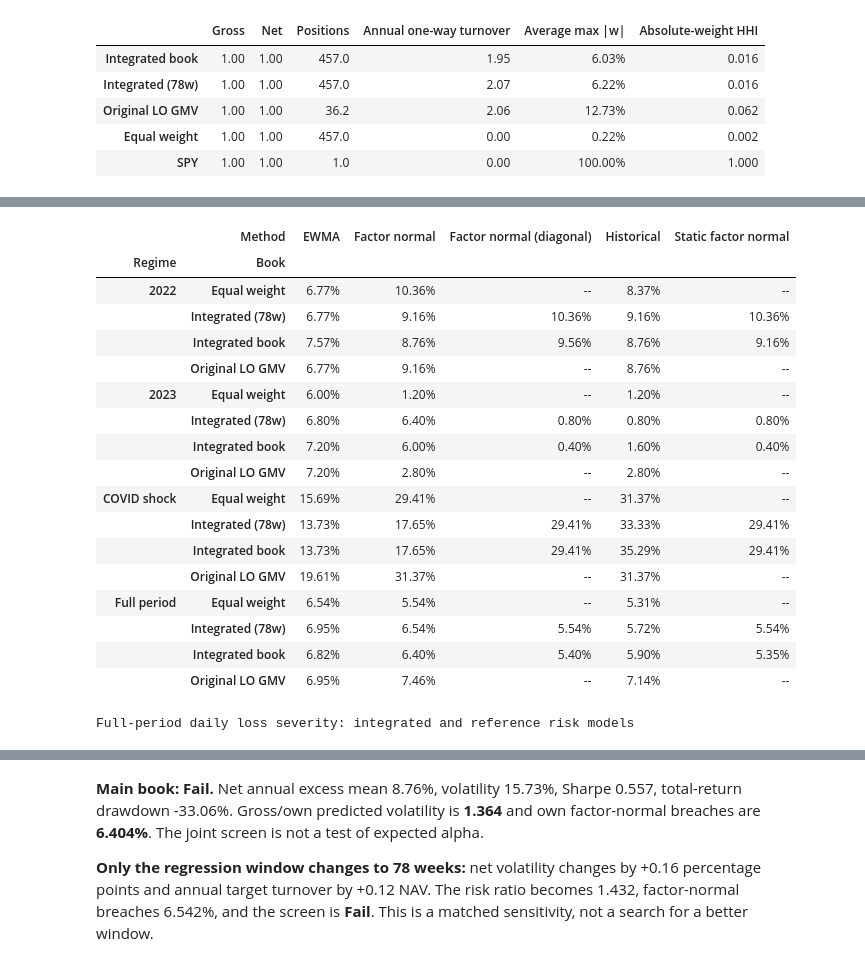
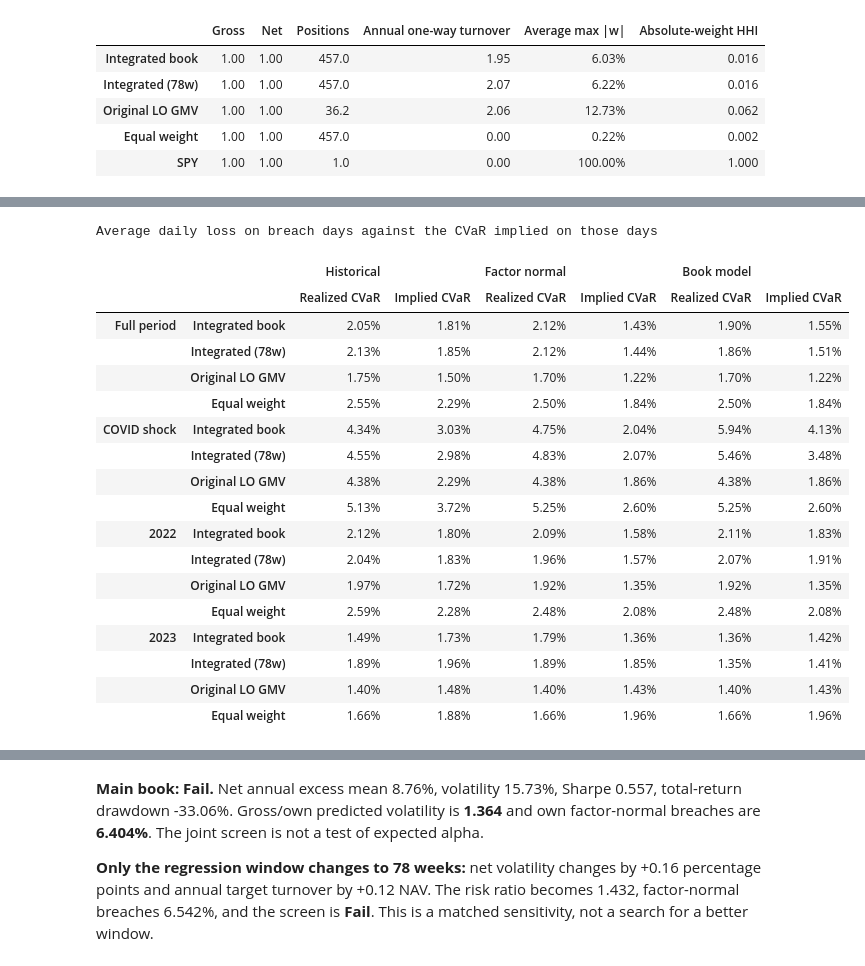
Before and after one commit to psonhoang/finm36700-hw-group-3c, a Jupyter notebook: Midterm_Project/Project_notebook.ipynb, the cells around one changed output, grey strips where cells are left out. Cells and saved outputs as stored; diff of their text form; code cells hidden in the pictures.

Commit message:
udpated section 5 and apply results to section 7

```diff
--- a/Midterm_Project/Project_notebook.ipynb
+++ b/Midterm_Project/Project_notebook.ipynb
@@ -1316,7 +1243,6 @@ def solve_sleeve(cov, mean, use_means, context):
 raw_rows = {label: [] for label in specs}
 weight_rows = {label: [] for label in specs}
 predictions = {label: [] for label in specs}
-static_predictions = {label: [] for label in specs}
 reference_predictions = {label: [] for label in specs}
 p7_models, p7_scales, optimization_audit = {}, {}, []
 for length in (104, 78):
@@ -1346,7 +1272,6 @@ for length in (104, 78):
             raw_rows[label].append(u)
             weight_rows[label].append(w)
             predictions[label].append(np.sqrt(52*w@cov@w))
-            static_predictions[label].append(np.sqrt(52*w@(systematic+resid_cov)@w))
             reference_predictions[label].append(np.sqrt(52*factor_variance(model, w[:, None])[0]))
 
 # Apply the original return, timing and target-turnover cost conventions without editing their helpers.
@@ -1355,14 +1280,13 @@ for label in specs:
     weights = pd.DataFrame(weight_rows[label], index=rebalance_dates, columns=tickers)
     raw_sleeves[label] = pd.DataFrame(raw_rows[label], index=rebalance_dates, columns=tickers)
     book = make_book(weights, predictions[label], cost_bps=COST_BPS)
-    book['static_predicted'] = pd.Series(static_predictions[label], index=rebalance_dates)
     book['reference_predicted'] = pd.Series(reference_predictions[label], index=rebalance_dates)
     final_books[label] = book
 for label in ['Equal weight', 'SPY']:
     original = books[label]
     panel = spyx.to_frame('SPY') if label == 'SPY' else rx
     book = make_book(original['weights'], original['predicted'], panel, cost_bps=COST_BPS)
-    book['static_predicted'] = book['reference_predicted'] = book['predicted'].copy()
+    book['reference_predicted'] = book['predicted'].copy()
     final_books[label] = book
 main_labels = [MAIN, SHORT, BASE, 'Equal weight', 'SPY']
 final_metrics = pd.DataFrame({label: book_metrics(book) for label, book in final_books.items()}).T
@@ -1469,29 +1396,18 @@ def details_table(frame, formats, title):
     html = frame.style.format(formats, na_rep='--').to_html()
     display(HTML(f'<details><summary><b>{title}</b></summary>{html}</details>'))
 
-# Each regime has the same realized dates for all portfolios and forecast methods.
-regime_counts = final_hit_summary.groupby('Regime', sort=False)['Days'].first().to_frame()
-regime_counts['Expected hits at 5%'] = regime_counts.Days*ALPHA
-show_table(regime_counts, {'Days': '{:.0f}', 'Expected hits at 5%': '{:.2f}'})
 daily_main = [MAIN, SHORT, BASE, 'Equal weight']
-main_hit_table = final_hit_summary[final_hit_summary.Book.isin(daily_main)].pivot(
-    index=['Regime', 'Book'], columns='Method', values='Breach rate')
-show_table(main_hit_table, '{:.2%}', 'Main book, required window test and controls: target breach rate = 5%')
-tail_columns = ['Average VaR', 'Realized CVaR', 'Forecast CVaR (hit days)', 'Forecast CVaR (all days)']
-main_tails = final_hit_summary[(final_hit_summary.Regime == 'Full period') &
-                              final_hit_summary.Book.isin([MAIN, BASE, 'Equal weight'])]
-show_table(main_tails.set_index(['Book', 'Method'])[tail_columns], '{:.2%}',
-           'Full-period daily loss severity: integrated and reference risk models')
-
-# Preserve complete regime results for the small attribution exercise without crowding the main tables.
-tail_formats = {column: '{:.2%}' for column in ['Breach rate'] + tail_columns}
-tail_formats.update({'Days': '{:.0f}', 'Hits': '{:.0f}', 'IID interval low': '{:.2%}', 'IID interval high': '{:.2%}'})
-for regime in regimes:
-    complete = final_hit_summary[final_hit_summary.Regime == regime].set_index(['Book', 'Method'])
-    details_table(complete[['Days', 'Hits', 'Breach rate', 'IID interval low', 'IID interval high'] + tail_columns],
-                  tail_formats, f'All stock books and tail losses: {regime}')
-display(Markdown('Expand the four tables for every component contrast and the 78-week tail results. '
-                 '`--` for a separate reference means the applicable existing method already supplies it; '
-                 'a missing conditional loss would mean no breach days, not zero tail risk. '
-                 'Wilson intervals are IID reference intervals, not dependence-robust inference.'))
+daily_methods = ['Historical', 'Factor normal', 'Book model', 'EWMA']
+order = pd.MultiIndex.from_product([list(regimes), daily_main])
+main_hits = final_hit_summary.pivot(index=['Regime', 'Book'], columns='Method', values='Breach rate')
+show_table(main_hits.reindex(index=order, columns=daily_methods), '{:.2%}',
+           'Breach rate; target = 5%. For the original GMV and equal weight, the book model is the Section 5 factor model')
+tail_summary = final_hit_summary[final_hit_summary.Method != 'EWMA']
+tails = tail_summary.pivot(index=['Regime', 'Book'], columns='Method',
+                           values=['Realized CVaR', 'Implied CVaR']).swaplevel(axis=1)
+show_table(tails.reindex(index=order, columns=pd.MultiIndex.from_product([daily_methods[:3], ['Realized CVaR', 'Implied CVaR']])),
+           '{:.2%}', 'Average daily loss on breach days against the CVaR implied on those days')
+# Rerun Section 5's diagnostics: did the book model fix what they identified?
+diagnostics = daily_diagnostics(final_daily_risk[final_daily_risk.Book.isin([MAIN, BASE, 'Equal weight'])])
+show_table(diagnostics, diagnostic_formats, 'Section 5 diagnostics, full period')
 # %% [output]
@@ -1505,19 +1432,19 @@ Main book, required window test and controls: target breach rate = 5%
+Average daily loss on breach days against the CVaR implied on those days
-|  | Method | EWMA | Factor normal | Factor normal (diagonal) | Historical | Static factor normal |
-| Regime | Book |  |  |  |  |  |
-| 2022 | Equal weight | 6.77% | 10.36% | -- | 8.37% | -- |
-|  | Integrated (78w) | 6.77% | 9.16% | 10.36% | 9.16% | 10.36% |
-|  | Integrated book | 7.57% | 8.76% | 9.56% | 8.76% | 9.16% |
-|  | Original LO GMV | 6.77% | 9.16% | -- | 8.76% | -- |
-| 2023 | Equal weight | 6.00% | 1.20% | -- | 1.20% | -- |
-|  | Integrated (78w) | 6.80% | 6.40% | 0.80% | 0.80% | 0.80% |
-|  | Integrated book | 7.20% | 6.00% | 0.40% | 1.60% | 0.40% |
-|  | Original LO GMV | 7.20% | 2.80% | -- | 2.80% | -- |
-| COVID shock | Equal weight | 15.69% | 29.41% | -- | 31.37% | -- |
-|  | Integrated (78w) | 13.73% | 17.65% | 29.41% | 33.33% | 29.41% |
-|  | Integrated book | 13.73% | 17.65% | 29.41% | 35.29% | 29.41% |
-|  | Original LO GMV | 19.61% | 31.37% | -- | 31.37% | -- |
-| Full period | Equal weight | 6.54% | 5.54% | -- | 5.31% | -- |
-|  | Integrated (78w) | 6.95% | 6.54% | 5.54% | 5.72% | 5.54% |
-|  | Integrated book | 6.82% | 6.40% | 5.40% | 5.90% | 5.35% |
-|  | Original LO GMV | 6.95% | 7.46% | -- | 7.14% | -- |
+|  |  | Historical |  | Factor normal |  | Book model |  |
+|  |  | Realized CVaR | Implied CVaR | Realized CVaR | Implied CVaR | Realized CVaR | Implied CVaR |
+| Full period | Integrated book | 2.05% | 1.81% | 2.12% | 1.43% | 1.90% | 1.55% |
+|  | Integrated (78w) | 2.13% | 1.85% | 2.12% | 1.44% | 1.86% | 1.51% |
+|  | Original LO GMV | 1.75% | 1.50% | 1.70% | 1.22% | 1.70% | 1.22% |
+|  | Equal weight | 2.55% | 2.29% | 2.50% | 1.84% | 2.50% | 1.84% |
+| COVID shock | Integrated book | 4.34% | 3.03% | 4.75% | 2.04% | 5.94% | 4.13% |
+|  | Integrated (78w) | 4.55% | 2.98% | 4.83% | 2.07% | 5.46% | 3.48% |
+|  | Original LO GMV | 4.38% | 2.29% | 4.38% | 1.86% | 4.38% | 1.86% |
+|  | Equal weight | 5.13% | 3.72% | 5.25% | 2.60% | 5.25% | 2.60% |
+| 2022 | Integrated book | 2.12% | 1.80% | 2.09% | 1.58% | 2.11% | 1.83% |
+|  | Integrated (78w) | 2.04% | 1.83% | 1.96% | 1.57% | 2.07% | 1.91% |
+|  | Original LO GMV | 1.97% | 1.72% | 1.92% | 1.35% | 1.92% | 1.35% |
+|  | Equal weight | 2.59% | 2.28% | 2.48% | 2.08% | 2.48% | 2.08% |
+| 2023 | Integrated book | 1.49% | 1.73% | 1.79% | 1.36% | 1.36% | 1.42% |
+|  | Integrated (78w) | 1.89% | 1.96% | 1.89% | 1.85% | 1.35% | 1.41% |
+|  | Original LO GMV | 1.40% | 1.48% | 1.40% | 1.43% | 1.40% | 1.43% |
+|  | Equal weight | 1.66% | 1.88% | 1.66% | 1.96% | 1.66% | 1.96% |
-Full-period daily loss severity: integrated and reference risk models
```
Also changed, not shown: parts of 10 cells of this notebook.
